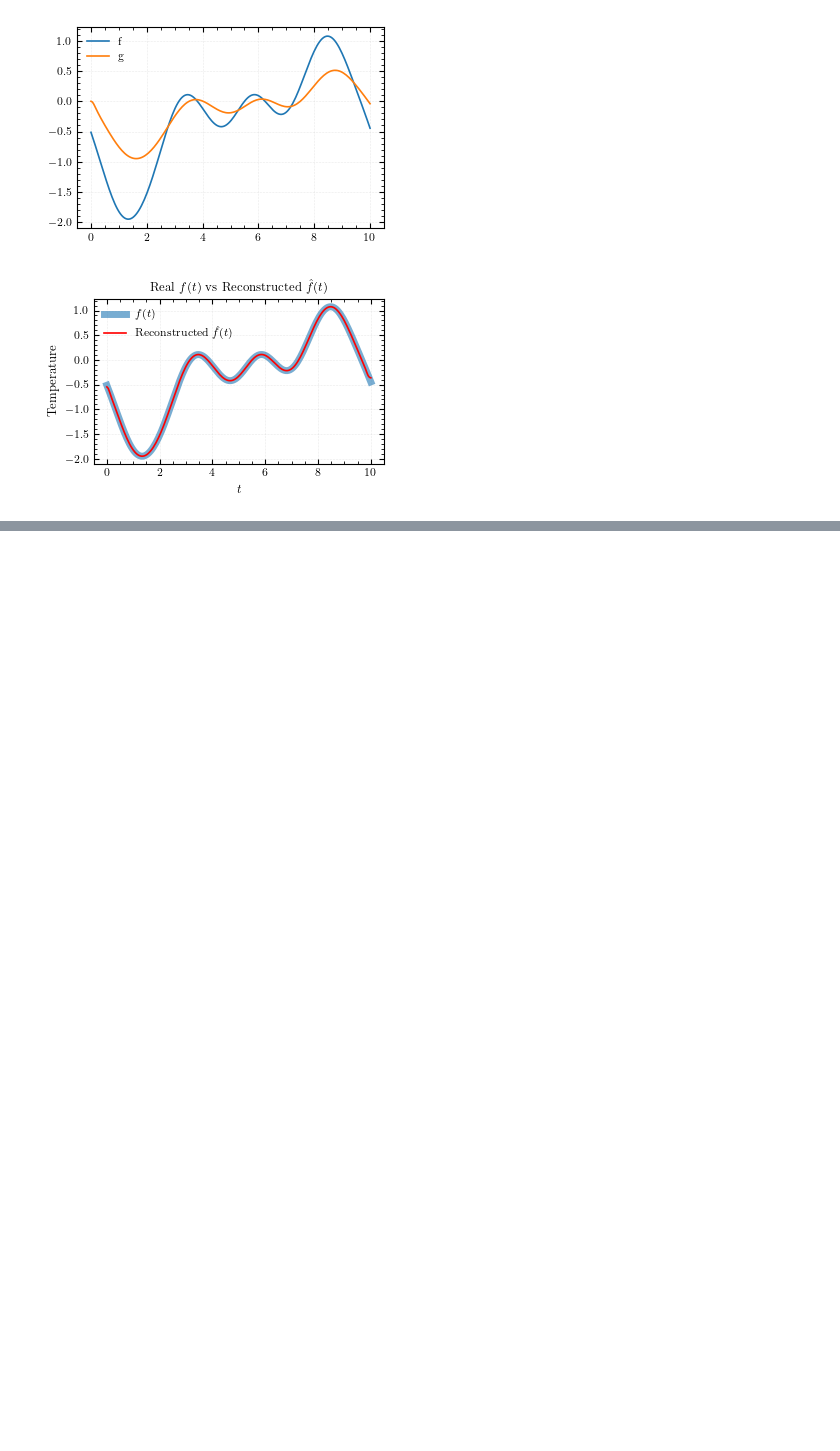
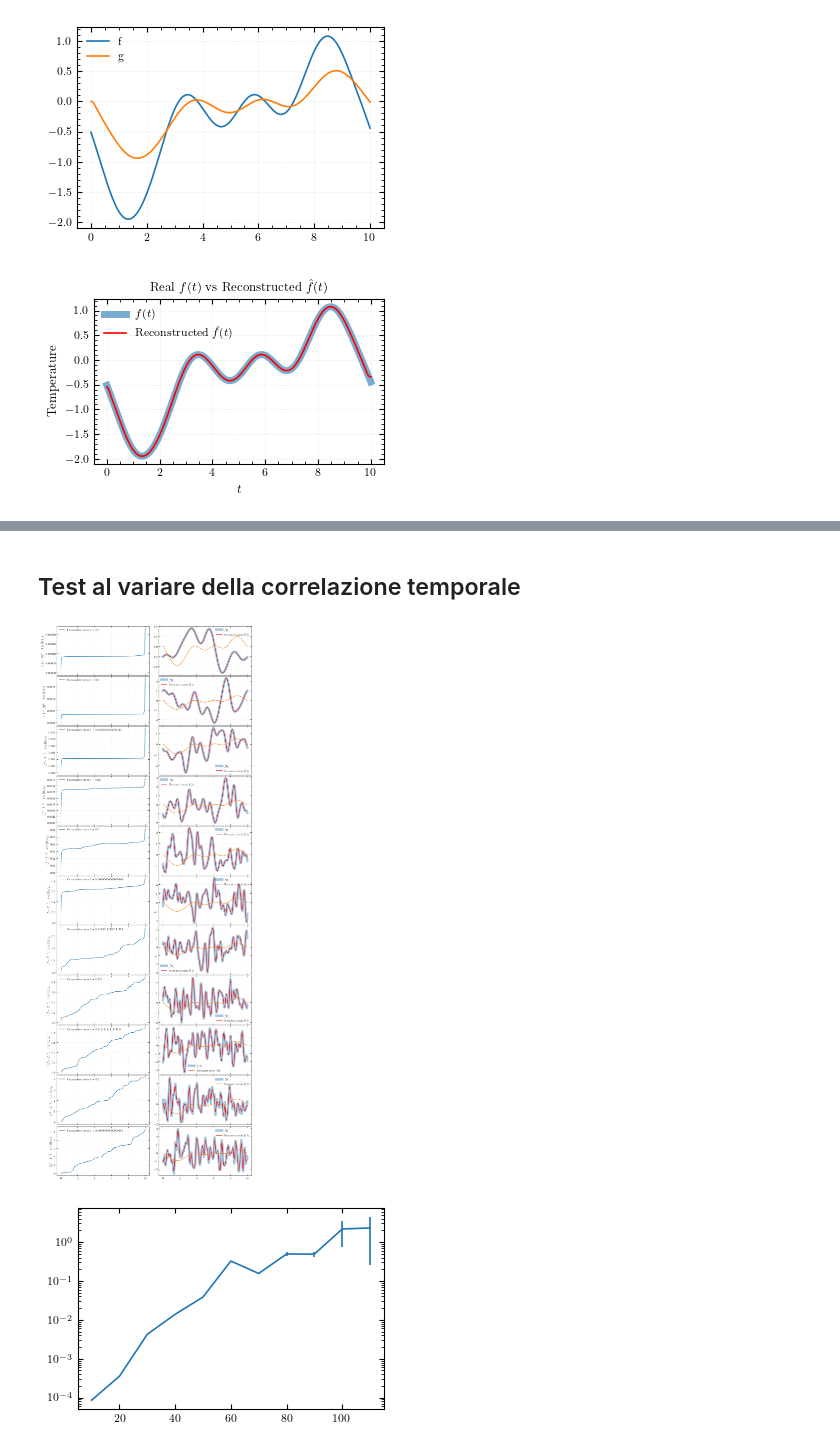
Before and after one commit to Sparisi01/RPM_implementation, a Jupyter notebook: test_tikhonov.ipynb, the cells around one changed output, grey strips where cells are left out. Cells and saved outputs as stored; diff of their text form; code cells hidden in the pictures; blank space fills up the shorter version.

```diff
--- a/test_tikhonov.ipynb
+++ b/test_tikhonov.ipynb
@@ -76,0 +72,13 @@ f_reconstructed = result.x
+# %%
+f_guess = np.random.randn(nt) * 0.01
+impulse_response = solver.impulse_response()[-1]
+
+result = minimize(
+    tikhonov_loss_impulse,
+    f_guess,
+    args=(g_target, lambda_reg, impulse_response),
+    method='L-BFGS-B',
+    options={'maxiter': 100}
+)
+
+f_reconstructed = result.x
@@ -106,0 +127,63 @@ plt.show()
+# %% [markdown]
+## Test al variare della correlazione temporale
+# %%
+f_generator = fg.FunctionsGenerator(solver.t_array, l=1)
+loss_array = np.zeros(nt)
+
+time_correlation_multiplier_array = range(10,120,10)
+n_corr =  np.size(time_correlation_multiplier_array)
+
+errors_array_mean = np.zeros(n_corr)
+errors_array_var = np.zeros(n_corr)
+
+fig, axes = plt.subplots(n_corr,2, figsize=(8.4, 2*n_corr),sharex=True)
+i = 0
+for time_correlation_multiplier in time_correlation_multiplier_array:
+
+    f_generator.l = solver.Tf/time_correlation_multiplier
+    f = f_generator.generate_from_white_noise()
+
+    theta = solver.solve(f)
+    g_target = theta[solver.nx-1,:]
+
+    f_guess = np.random.randn(nt) * 0.01
+    impulse_response = solver.impulse_response()[-1]
+
+    result = minimize(
+        tikhonov_loss_impulse,
+        f_guess,
+        args=(g_target, lambda_reg, impulse_response),
+        method='L-BFGS-B',
+        options={'maxiter': 100}
+    )
+
+    f_reconstructed = result.x
+
+    for n in range(nt):
+        loss_array[n] = np.linalg.norm(f[0:n] - f_reconstructed[0:n])**2
+
+    axes[i][0].plot(solver.t_array, loss_array, label=f"Cumulative error l = {f_generator.l}")
+    axes[i][0].set_ylabel(r"$||\hat{f} - f||^2, \hspace{1em} t \in [0,t_f)$")
+    axes[i][0].legend()
+    axes[i][0].grid()
+
+    axes[i][1].plot(solver.t_array, f, label=r"$f(t)$", lw=7, alpha=0.4)
+    axes[i][1].plot(solver.t_array, f_reconstructed, label=r"Reconstructed $\hat{f}(t)$", c="r")
+    axes[i][1].plot(solver.t_array, g, label=r"$\hat{g}(t)$", c="w")
+    axes[i][1].legend()
+    axes[i][1].grid()
+
+    errors_array_mean[i] = np.mean(loss_array)
+    errors_array_var[i] = np.var(loss_array)
+
+    i = i + 1
+
+plt.show()
+
+
+plt.errorbar(time_correlation_multiplier_array, errors_array_mean, errors_array_var)
+plt.yscale("log")
+plt.show()
+# %% [output]
+[figure, added]
+[figure, added]
```
Also changed, not shown: parts of 5 cells of this notebook, 8 other files.
